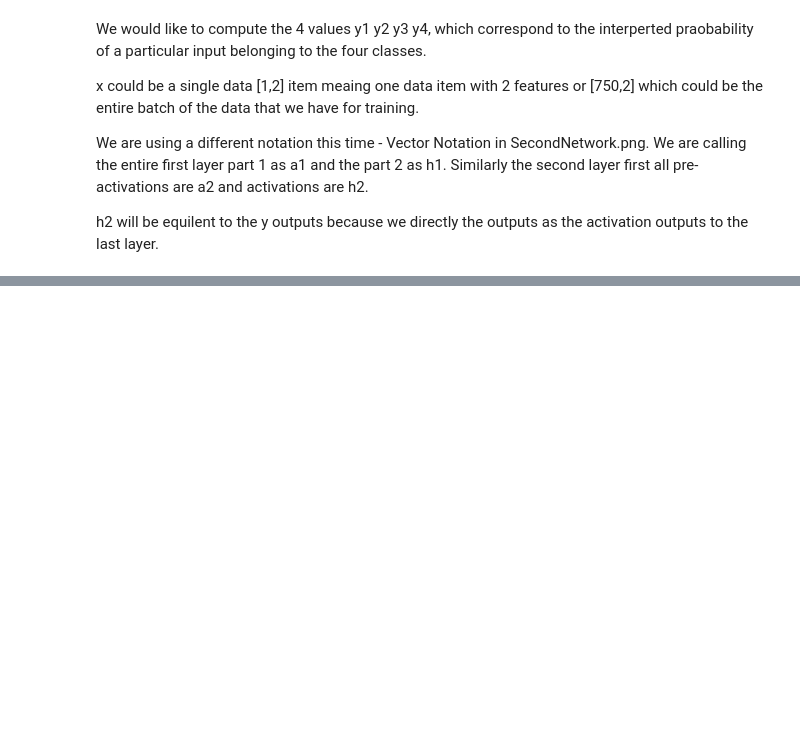
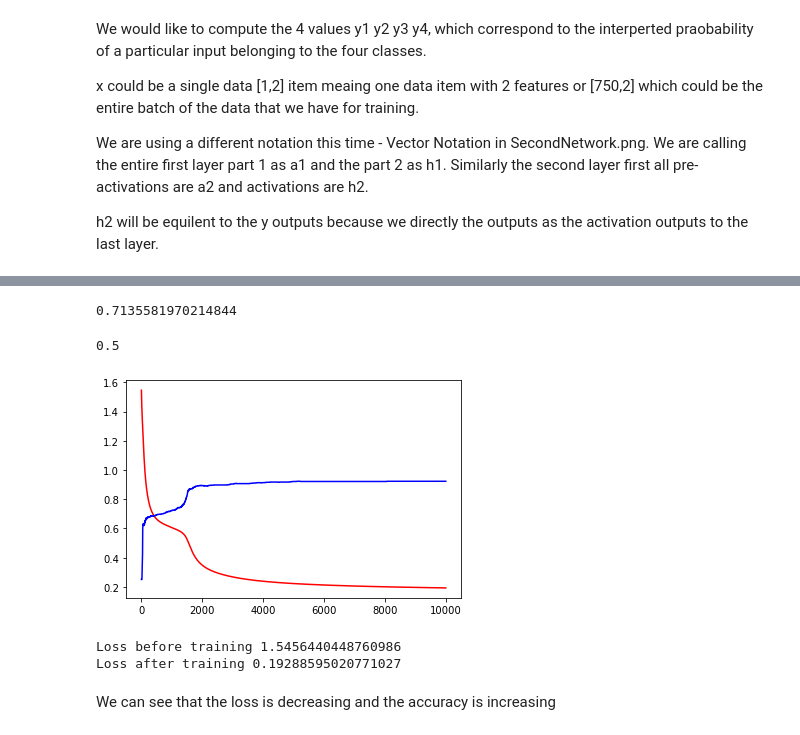
Before and after one commit to AvishekRoy16/DeepLearning, a Jupyter notebook: 6-Pytorch/FFNNetworkks-Pytorch.ipynb, the cells around one changed output, grey strips where cells are left out. Saved outputs shown, nothing was run; the diff lists cells and outputs as text; code cells hidden in the pictures; blank space fills up the shorter version.

```diff
--- a/6-Pytorch/FFNNetworkks-Pytorch.ipynb
+++ b/6-Pytorch/FFNNetworkks-Pytorch.ipynb
@@ -115,0 +116,79 @@ tensor([[0.2920, 0.2201, 0.3095, 0.1783],
+# %%
+# Example for loss functions
+y_hat = torch.tensor([[0.1, 0.2, 0.3, 0.4], [0.8, 0.1, 0.05, 0.05]])
+y = torch.tensor([2, 0])
+
+# Cross entropy loss - for each row that element which is given by y
+print((-y_hat[range(y_hat.shape[0]), y].log()).mean().item())
+
+#argmax finds the largest value and gives the index of that, dim =1 means column wise.
+# if the max index of y_hat tensor matches with y, then the accuracy max, or else we calculate the mean to find the accuracy
+# to apply mean to tensors we need to convert them into float
+(torch.argmax(y_hat, dim=1) == y).float().mean().item()
+# %% [output]
+0.7135581970214844
+0.5
+# %%
+def loss_fn(y_hat, y):
+  return -(y_hat[range(y.shape[0]), y].log()).mean()
+# %%
+def accuracy(y_hat, y):
+  pred = torch.argmax(y_hat, dim=1)
+  return (pred == y).float().mean()
+# %%
+# Bringing everything together.
+torch.manual_seed(0)
+# Initiating the weights and bias in the model
+weights1 = torch.randn(2, 2) / math.sqrt(2) # dividing this by number of inputs for Xavier Initialisation
+weights1.requires_grad_()
+bias1 = torch.zeros(2, requires_grad=True)
+
+weights2 = torch.randn(2, 4) / math.sqrt(2)
+weights2.requires_grad_()
+bias2 = torch.zeros(4, requires_grad=True)
+
+# Settingt the learning rate and epochs
+learning_rate = 0.2
+epochs = 10000
+
+X_train = X_train.float()
+# converted into long as Y_train is being used as an index in the tensor
+Y_train = Y_train.long()
+
+# Book-keeping for the loss and accuracy
+loss_arr = []
+acc_arr = []
+
+for epoch in range(epochs):
+  # calling the model with the entire batch which is X_train
+  y_hat = model(X_train)
+  loss = loss_fn(y_hat, Y_train)
+  loss.backward()
+  # book-keeping and putting the values of loss and accuracy into the list that we created
+  loss_arr.append(loss.item())
+  acc_arr.append(accuracy(y_hat, Y_train))
+
+  # Calculating the gradients and mlutiplying each of them with the learning rate - to update the weights and biases
+  # We have wrapped that into torch.no_grad() to avoid further expantion of the computationl graph is happening
+  with torch.no_grad():
+    weights1 -= weights1.grad * learning_rate
+    bias1 -= bias1.grad * learning_rate
+    weights2 -= weights2.grad * learning_rate
+    bias2 -= bias2.grad * learning_rate
+    # Settingt he parameters to zero again
+    weights1.grad.zero_()
+    bias1.grad.zero_()
+    weights2.grad.zero_()
+    bias2.grad.zero_()
+
+plt.plot(loss_arr, 'r-')
+plt.plot(acc_arr, 'b-')
+plt.show()
+print('Loss before training', loss_arr[0])
+print('Loss after training', loss_arr[-1])
+# %% [output]
+[figure, added]
+Loss before training 1.5456440448760986
+Loss after training 0.19288595020771027
+# %% [markdown]
+We can see that the loss is decreasing and the accuracy is increasing
```
Also changed, not shown: parts of 1 cell of this notebook.
